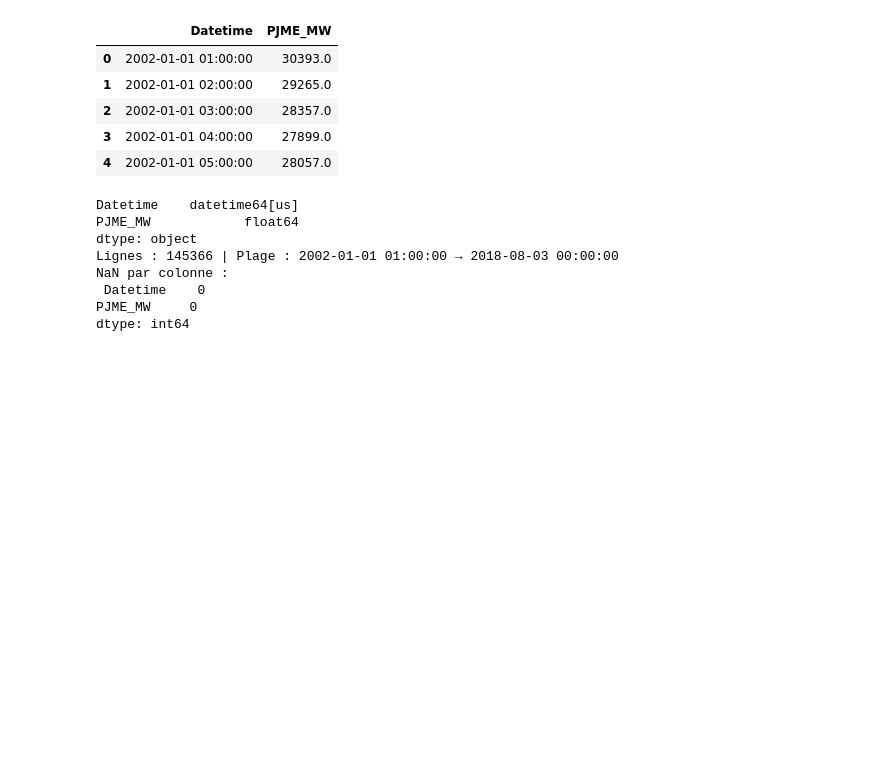
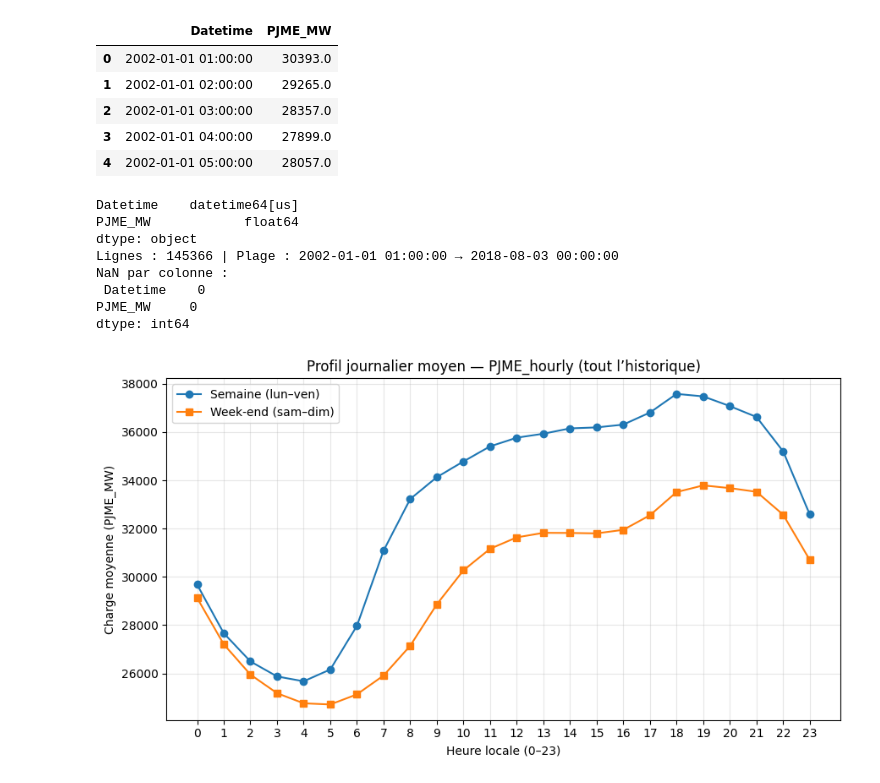
Before and after one commit to Andassa/PJM-Hourly-Energy-Consumption, a Jupyter notebook: energy_forecast/notebooks/01_eda_pjm_hourly_load.ipynb, the cells around one changed output. Cells and saved outputs as stored; diff of their text form; code cells hidden in the pictures; blank space fills up the shorter version.

```diff
--- a/energy_forecast/notebooks/01_eda_pjm_hourly_load.ipynb
+++ b/energy_forecast/notebooks/01_eda_pjm_hourly_load.ipynb
@@ -58,3 +58,32 @@ NaN par colonne :
  Datetime    0
 PJME_MW     0
 dtype: int64
+# %%
+import matplotlib.pyplot as plt
+
+# Colonne de charge (toute colonne *_MW ou la seule colonne numérique hors Datetime)
+mw_cols = [c for c in df.columns if c.endswith("_MW")]
+value_col = mw_cols[0] if mw_cols else [c for c in df.columns if c != "Datetime"][0]
+
+eda = df[["Datetime", value_col]].copy()
+eda["hour"] = eda["Datetime"].dt.hour
+eda["is_weekend"] = eda["Datetime"].dt.weekday >= 5
+
+mean_wd = eda.loc[~eda["is_weekend"]].groupby("hour", observed=True)[value_col].mean()
+mean_we = eda.loc[eda["is_weekend"]].groupby("hour", observed=True)[value_col].mean()
+
+fig, ax = plt.subplots(figsize=(9, 5))
+ax.plot(mean_wd.index, mean_wd.values, marker="o", label="Semaine (lun–ven)")
+ax.plot(mean_we.index, mean_we.values, marker="s", label="Week-end (sam–dim)")
+ax.set_xlabel("Heure locale (0–23)")
+ax.set_ylabel(f"Charge moyenne ({value_col})")
+ax.set_title(
+    f"Profil journalier moyen — {CSV_PATH.stem} (tout l’historique)"
+)
+ax.set_xticks(range(0, 24))
+ax.legend()
+ax.grid(True, alpha=0.3)
+plt.tight_layout()
+plt.show()
+# %% [output]
+[figure, added]
```
Also changed, not shown: parts of 4 cells of this notebook, 23 other files.
